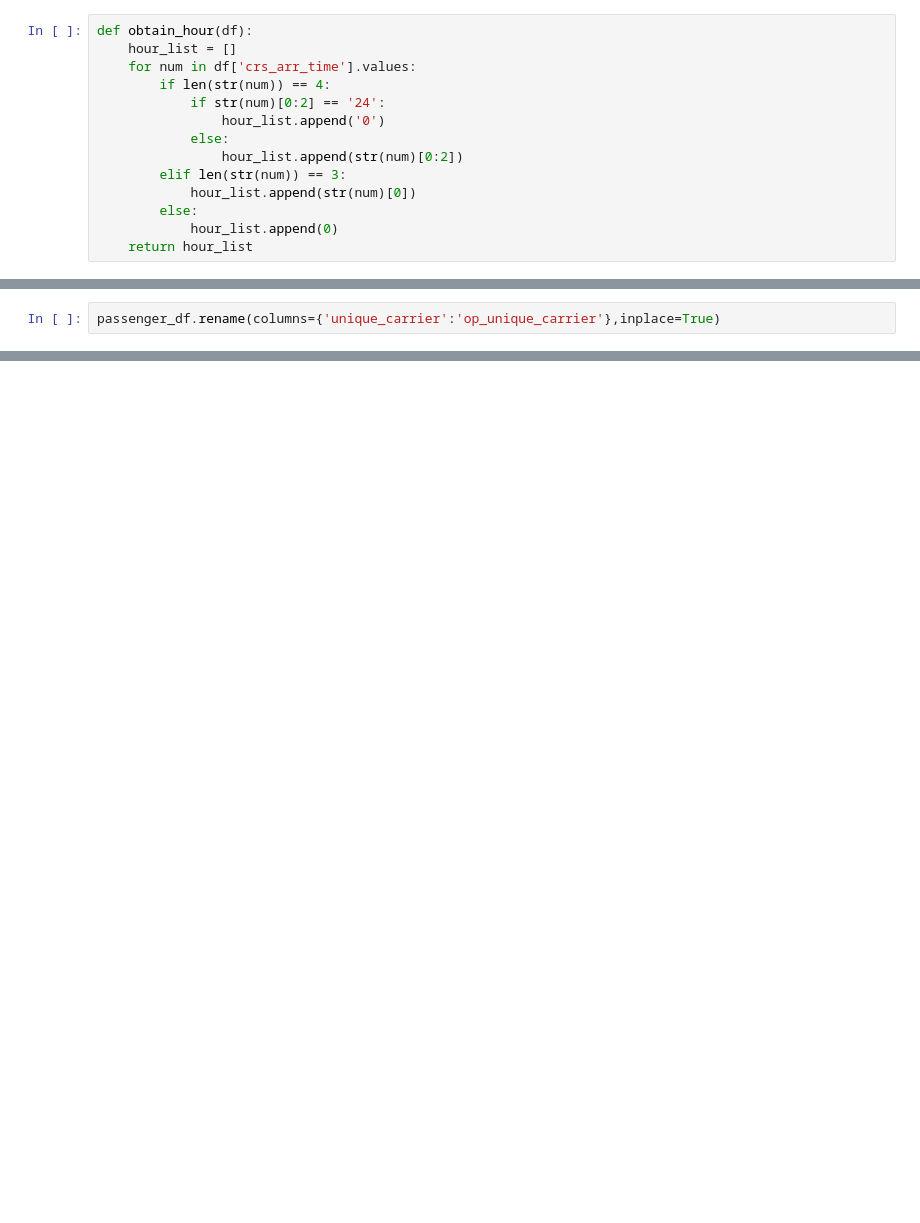
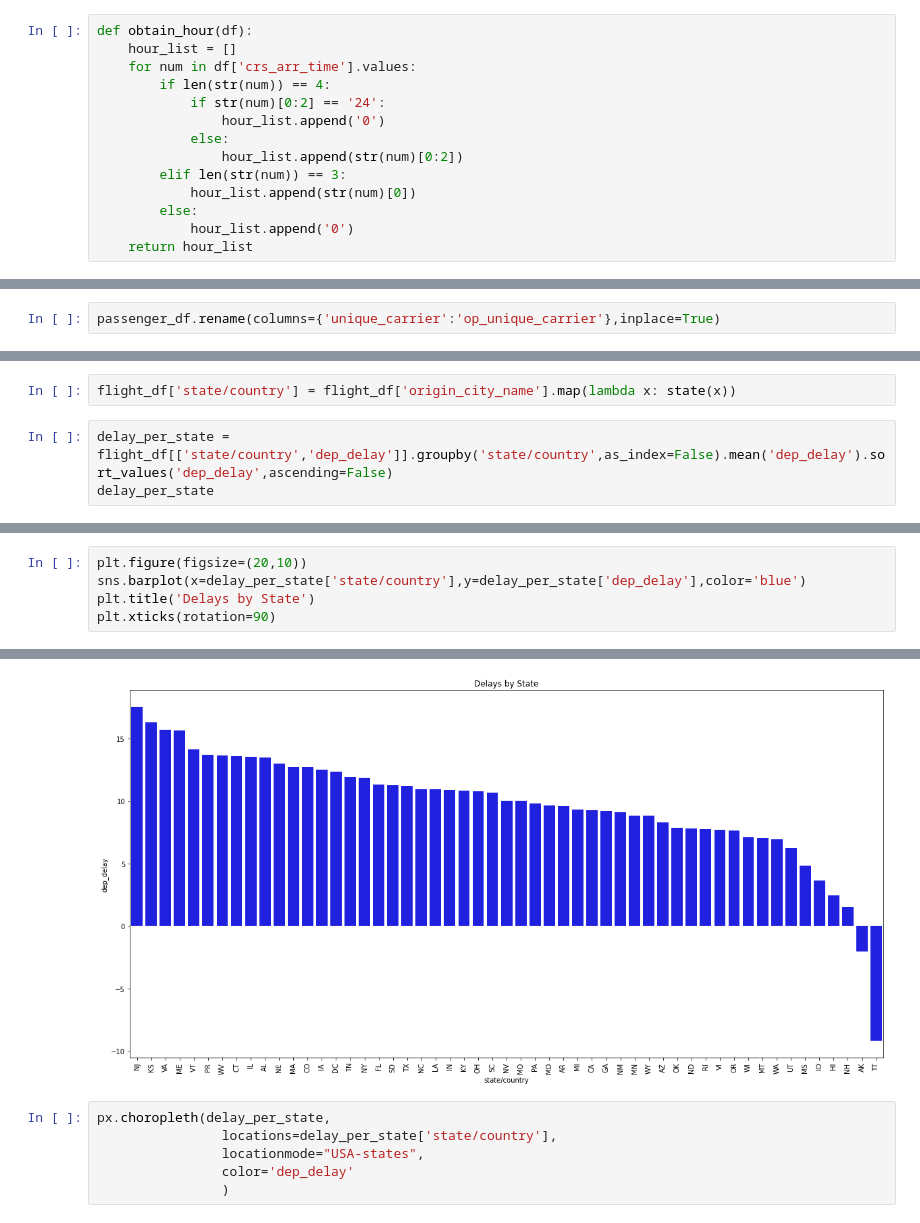
Before and after one commit to JohnathanJack/Predicting-Flight-Delays, a Jupyter notebook: exploratory_analysis.ipynb, the cells around one changed output, grey strips where cells are left out. Drawn from its saved outputs; the diff is of its cells as text; blank space fills up the shorter version.

```diff
--- a/exploratory_analysis.ipynb
+++ b/exploratory_analysis.ipynb
@@ -170,7 +186,7 @@ def obtain_hour(df):
         elif len(str(num)) == 3:
             hour_list.append(str(num)[0])
         else:
-            hour_list.append(0)
+            hour_list.append('0')
     return hour_list
 # %%
 hour_mark = obtain_hour(flight_df)
@@ -365,0 +499,5 @@ passenger_df.rename(columns={'unique_carrier':'op_unique_carrier'},inplace=True)
+# %%
+flight_df['state/country'] = flight_df['origin_city_name'].map(lambda x: state(x))
+# %%
+delay_per_state = flight_df[['state/country','dep_delay']].groupby('state/country',as_index=False).mean('dep_delay').sort_values('dep_delay',ascending=False)
+delay_per_state
@@ -365,0 +522,6 @@ passenger_df.rename(columns={'unique_carrier':'op_unique_carrier'},inplace=True)
+# %%
+plt.figure(figsize=(20,10))
+sns.barplot(x=delay_per_state['state/country'],y=delay_per_state['dep_delay'],color='blue')
+plt.title('Delays by State')
+plt.xticks(rotation=90)
+# %% [output]
@@ -365,0 +545,7 @@ passenger_df.rename(columns={'unique_carrier':'op_unique_carrier'},inplace=True)
+[figure, added]
+# %%
+px.choropleth(delay_per_state,
+                locations=delay_per_state['state/country'],
+                locationmode="USA-states",
+                color='dep_delay'
+                )
```
Also changed, not shown: parts of 34 cells of this notebook, 3 other files.
